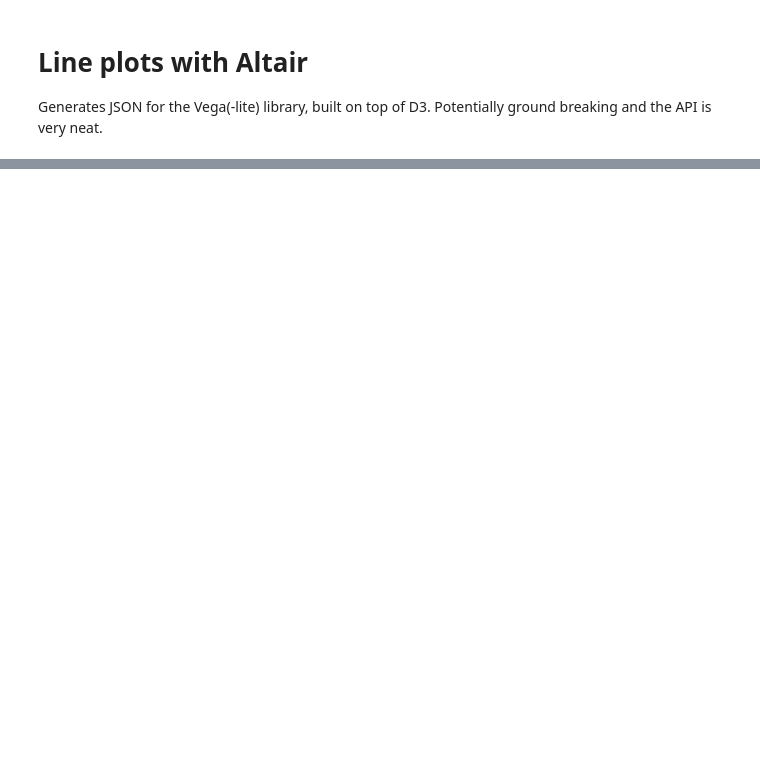
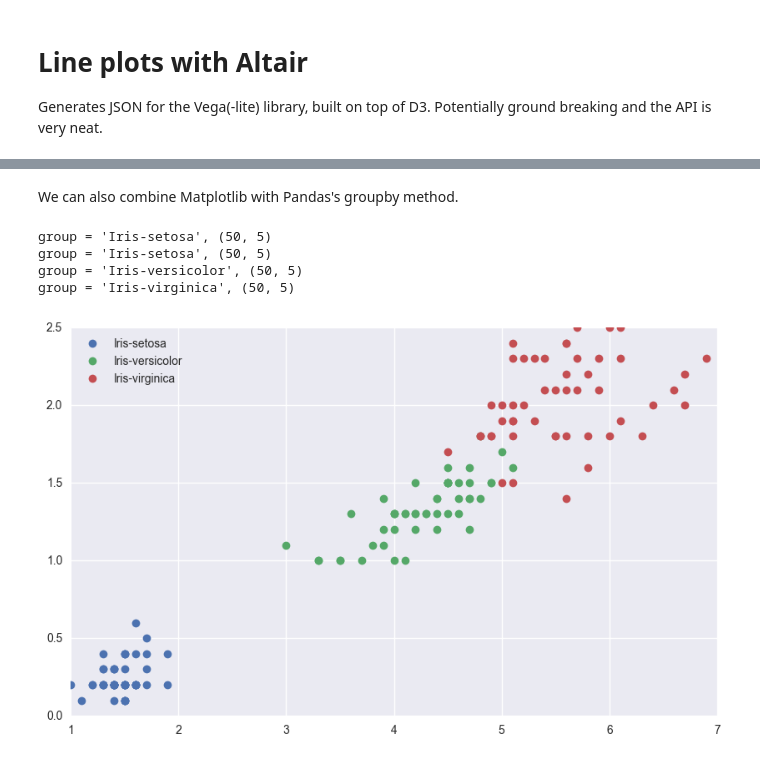
Before and after one commit to samuelsinayoko/kaggle-housing-prices, a Jupyter notebook: research/modern_python_visualization.ipynb, the cells around one changed output, grey strips where cells are left out. Cells and saved outputs as stored; diff of their text form; code cells hidden in the pictures; blank space fills up the shorter version.

```diff
--- a/research/modern_python_visualization.ipynb
+++ b/research/modern_python_visualization.ipynb
@@ -170,0 +201,18 @@ Chart(df).mark_line().encode(
+# %% [markdown]
+We can also combine Matplotlib with Pandas's groupby method.
+# %%
+plt.figure(figsize=(10,6))
+plt.clf()
+
+def scatter(group):
+    print('group = {!r}, {!r}'.format(group.Name.iloc[0], group.shape))
+    plt.plot(group.PetalLength, group.PetalWidth, 'o', label=group.name)
+
+iris.groupby('Name').apply(scatter)
+plt.legend(loc=0);
+# %% [output]
+group = 'Iris-setosa', (50, 5)
+group = 'Iris-setosa', (50, 5)
+group = 'Iris-versicolor', (50, 5)
+group = 'Iris-virginica', (50, 5)
+[figure, added]
```
Also changed, not shown: parts of 58 cells of this notebook, 1 other file.
